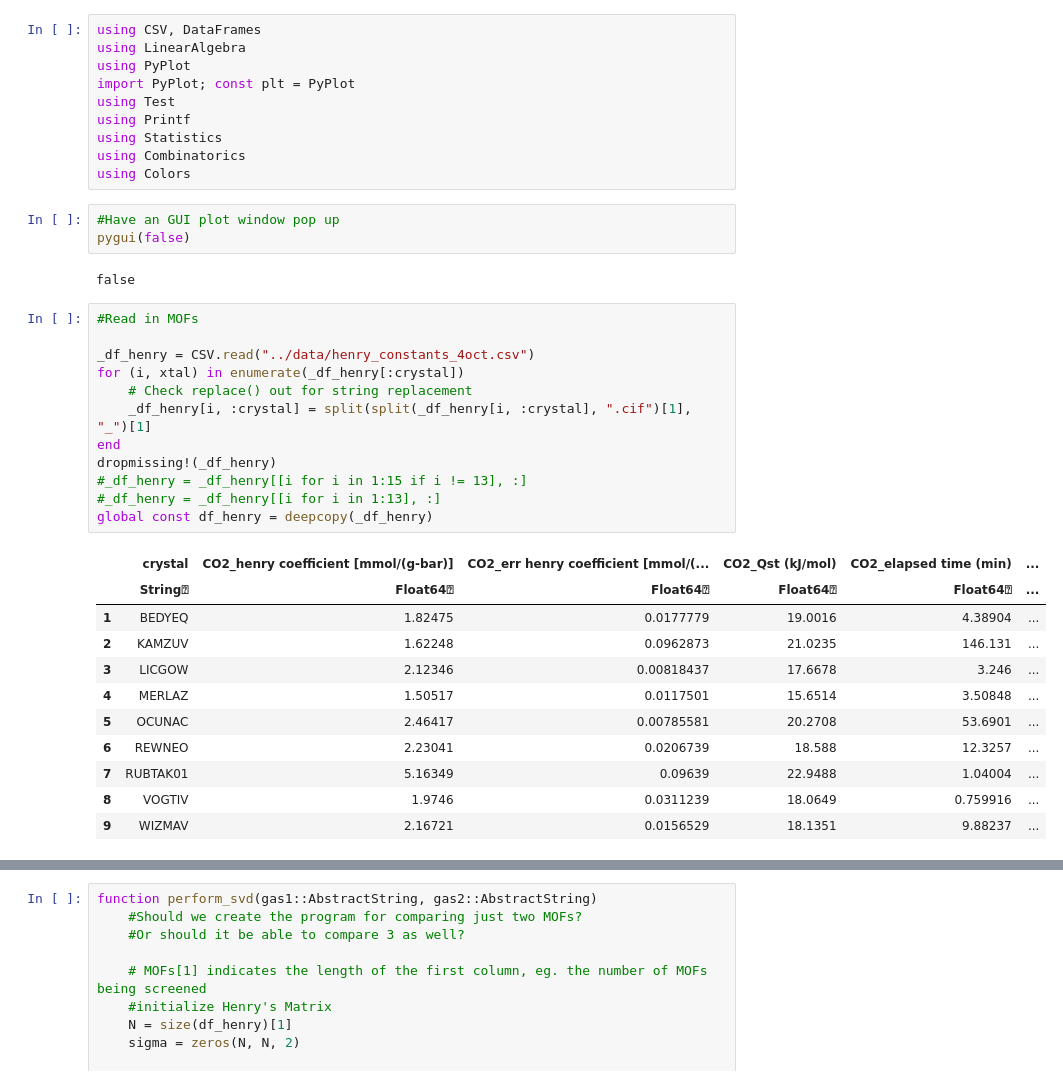
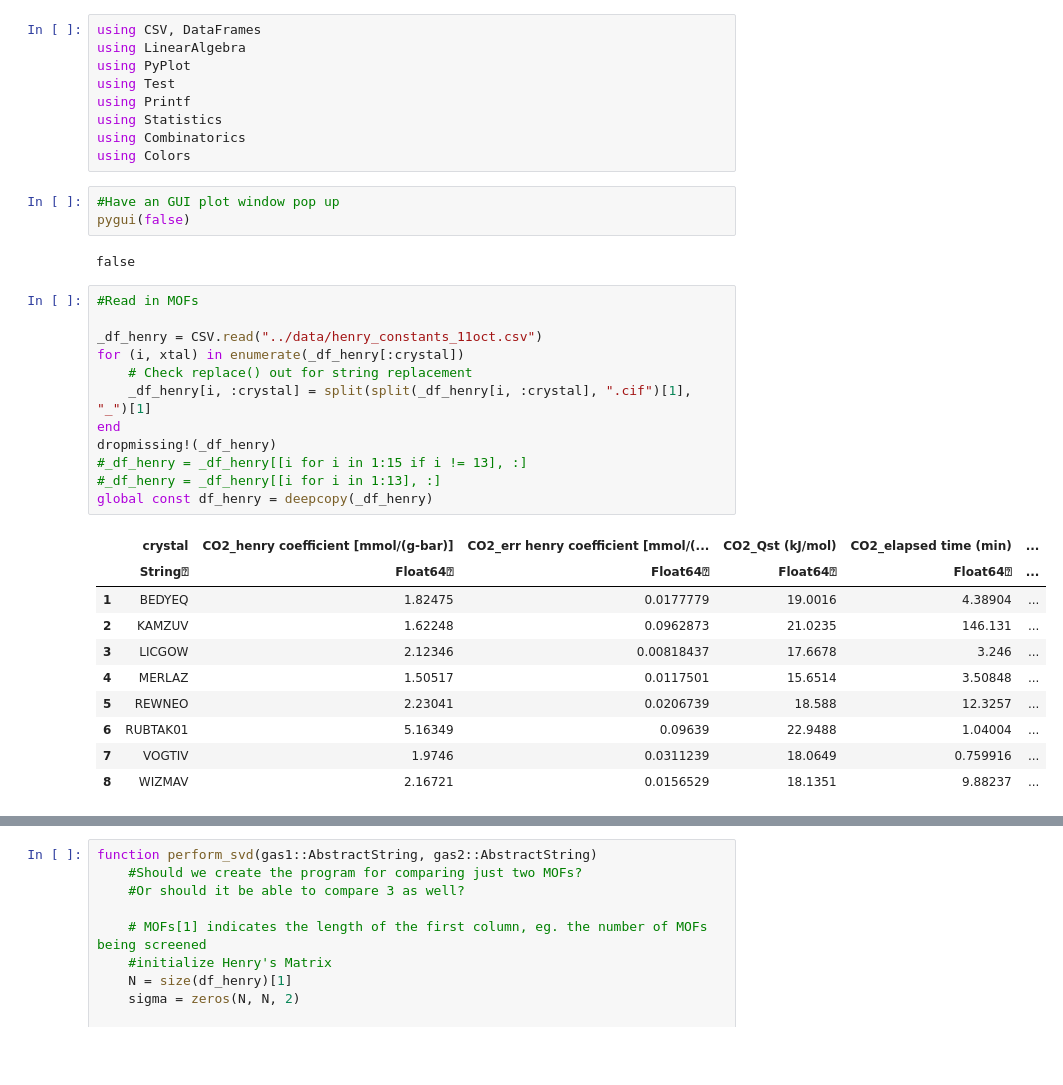
Before and after one commit to SimonEnsemble/sensor_arrays, a Jupyter notebook: src/Sensor_notebook.ipynb, the cells around one changed output, grey strips where cells are left out. Drawn from its saved outputs; the diff is of its cells as text; blank space fills up the shorter version.

```diff
--- a/src/Sensor_notebook.ipynb
+++ b/src/Sensor_notebook.ipynb
@@ -2,7 +2,6 @@
 using CSV, DataFrames
 using LinearAlgebra
 using PyPlot
-import PyPlot; const plt = PyPlot
 using Test
 using Printf
 using Statistics
@@ -16,27 +15,26 @@ false
 # %%
 #Read in MOFs
 
-_df_henry = CSV.read("../data/henry_constants_4oct.csv")
+_df_henry = CSV.read("../data/henry_constants_11oct.csv")
 for (i, xtal) in enumerate(_df_henry[:crystal])
     # Check replace() out for string replacement
     _df_henry[i, :crystal] = split(split(_df_henry[i, :crystal], ".cif")[1], "_")[1]
 end
 dropmissing!(_df_henry)
 #_df_henry = _df_henry[[i for i in 1:15 if i != 13], :]
 #_df_henry = _df_henry[[i for i in 1:13], :]
 global const df_henry = deepcopy(_df_henry)
 # %% [output]
 |  | crystal | CO2_henry coefficient [mmol/(g-bar)] | CO2_err henry coefficient [mmol/(... | CO2_Qst (kJ/mol) | CO2_elapsed time (min) | ... |
 |  | String⍰ | Float64⍰ | Float64⍰ | Float64⍰ | Float64⍰ | ... |
 | 1 | BEDYEQ | 1.82475 | 0.0177779 | 19.0016 | 4.38904 | ... |
 | 2 | KAMZUV | 1.62248 | 0.0962873 | 21.0235 | 146.131 | ... |
 | 3 | LICGOW | 2.12346 | 0.00818437 | 17.6678 | 3.246 | ... |
 | 4 | MERLAZ | 1.50517 | 0.0117501 | 15.6514 | 3.50848 | ... |
-| 5 | OCUNAC | 2.46417 | 0.00785581 | 20.2708 | 53.6901 | ... |
-| 6 | REWNEO | 2.23041 | 0.0206739 | 18.588 | 12.3257 | ... |
-| 7 | RUBTAK01 | 5.16349 | 0.09639 | 22.9488 | 1.04004 | ... |
-| 8 | VOGTIV | 1.9746 | 0.0311239 | 18.0649 | 0.759916 | ... |
-| 9 | WIZMAV | 2.16721 | 0.0156529 | 18.1351 | 9.88237 | ... |
+| 5 | REWNEO | 2.23041 | 0.0206739 | 18.588 | 12.3257 | ... |
+| 6 | RUBTAK01 | 5.16349 | 0.09639 | 22.9488 | 1.04004 | ... |
+| 7 | VOGTIV | 1.9746 | 0.0311239 | 18.0649 | 0.759916 | ... |
+| 8 | WIZMAV | 2.16721 | 0.0156529 | 18.1351 | 9.88237 | ... |
 # %%
 data = df_henry[Symbol("CO2_henry coefficient [mmol/(g-bar)]")]
 plt[:hist](data)
```
Also changed, not shown: parts of 8 cells of this notebook.
